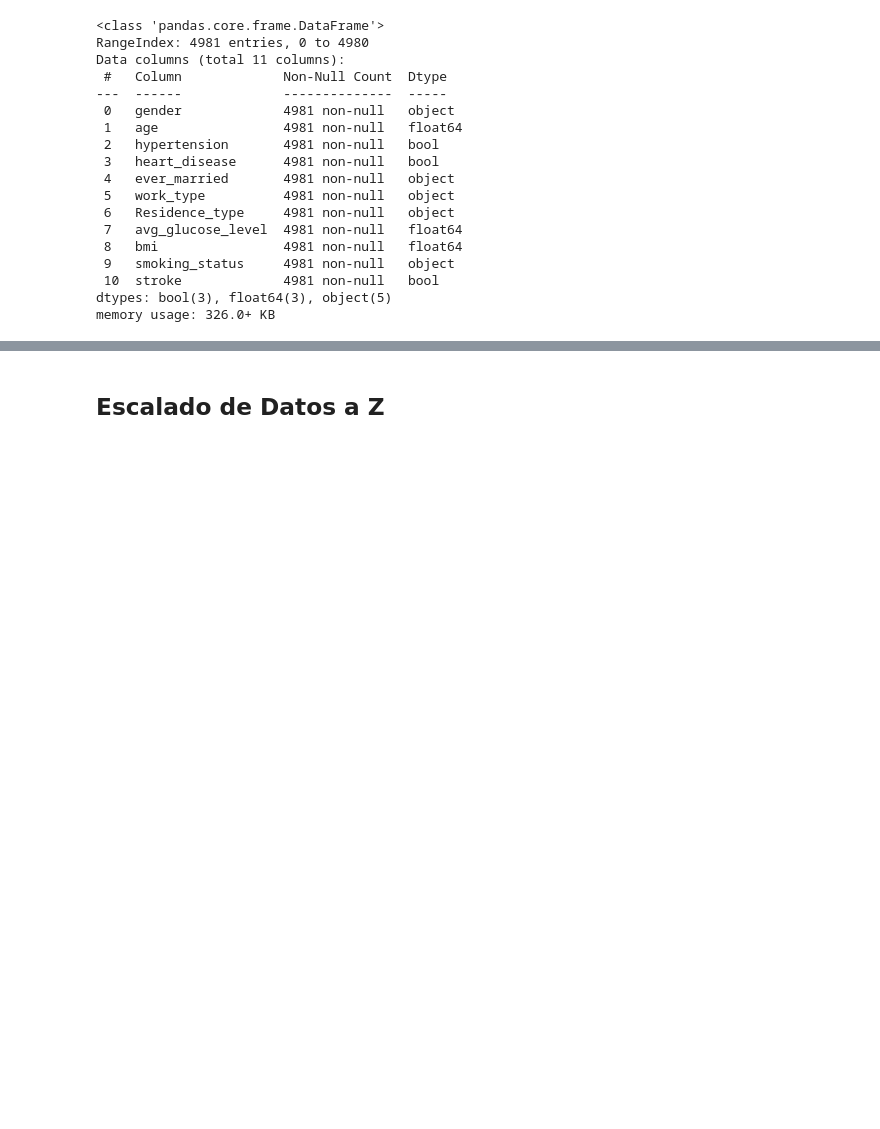
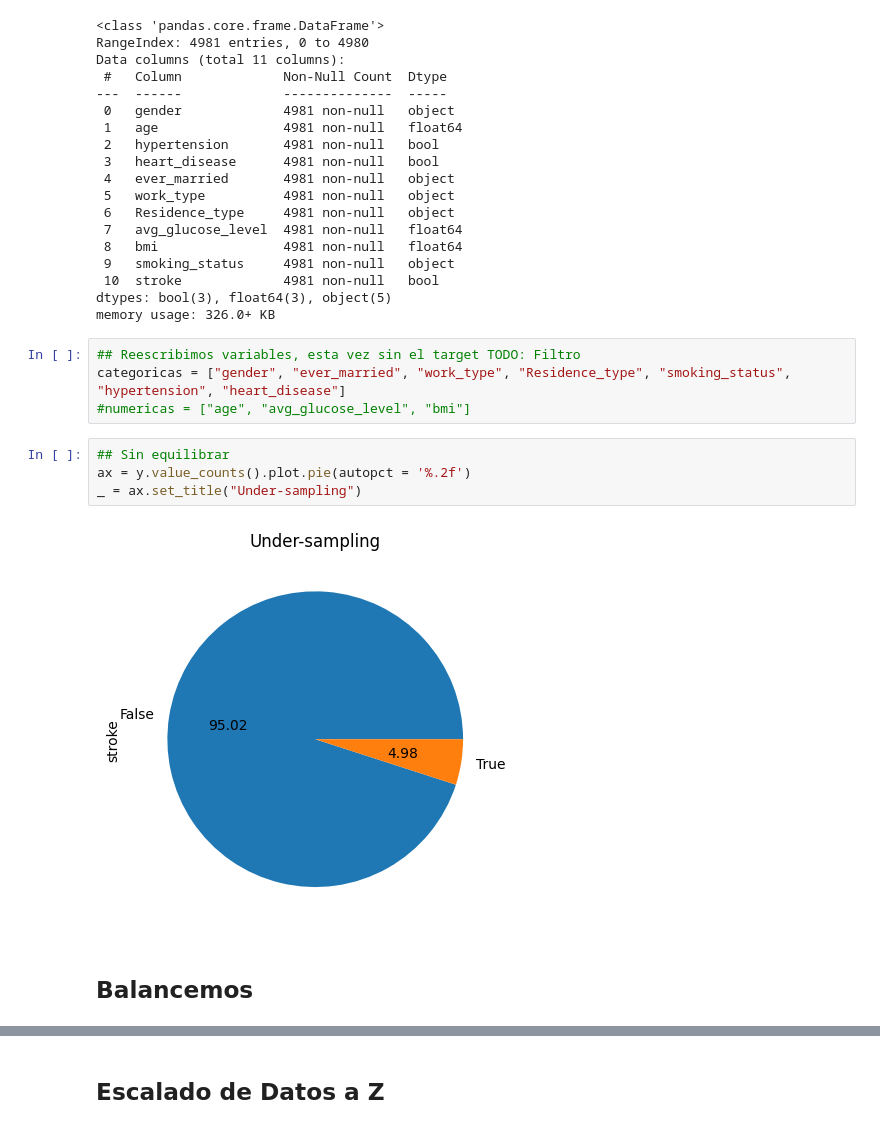
Before and after one commit to Factoria-F5-AI-Bootcamp-1-Edicion/Equipo-Corazon, a Jupyter notebook: stroke_ictus.ipynb, the cells around one changed output, grey strips where cells are left out. Drawn from its saved outputs; the diff is of its cells as text; blank space fills up the shorter version.

```diff
--- a/stroke_ictus.ipynb
+++ b/stroke_ictus.ipynb
@@ -414,3 +382,15 @@ Data columns (total 11 columns):
  10  stroke             4981 non-null   bool
 dtypes: bool(3), float64(3), object(5)
 memory usage: 326.0+ KB
+# %%
+## Reescribimos variables, esta vez sin el target TODO: Filtro
+categoricas = ["gender", "ever_married", "work_type", "Residence_type", "smoking_status", "hypertension", "heart_disease"]
+#numericas = ["age", "avg_glucose_level", "bmi"]
+# %%
+## Sin equilibrar
+ax = y.value_counts().plot.pie(autopct = '%.2f')
+_ = ax.set_title("Under-sampling")
+# %% [output]
+[figure, added]
+# %% [markdown]
+## Balancemos
```
Also changed, not shown: parts of 19 cells of this notebook.
